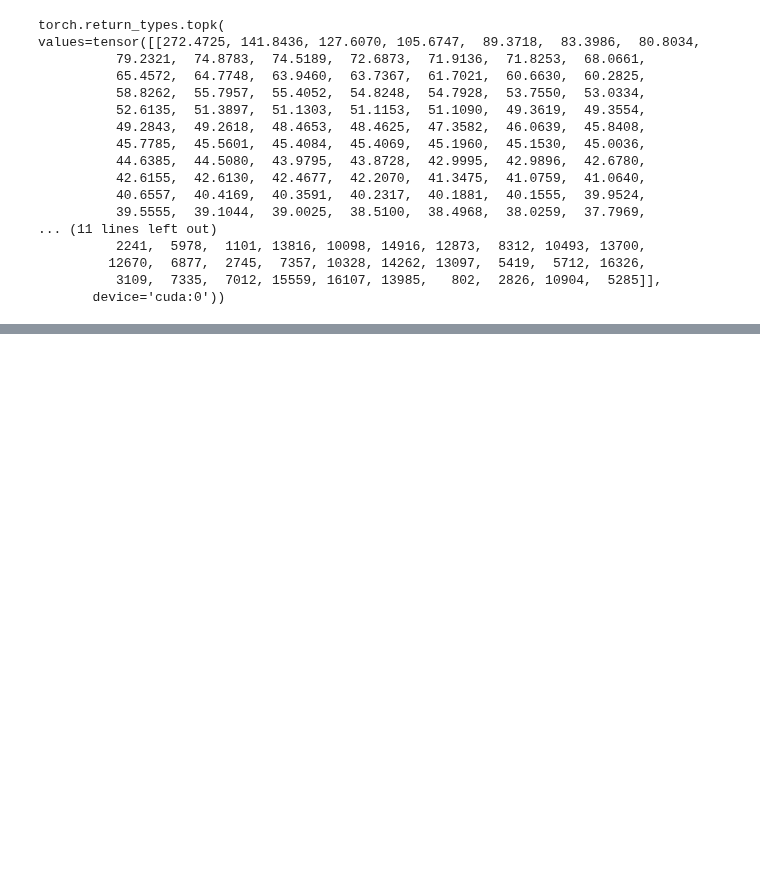
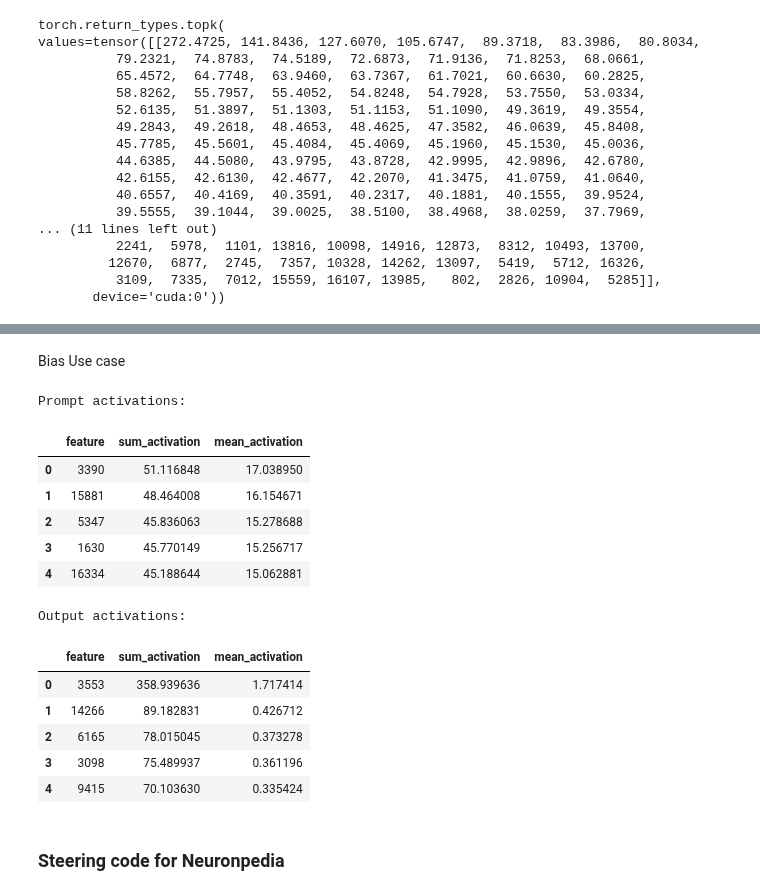
Before and after one commit to tatsath/Interpretability, a Jupyter notebook: ActivationDetectTwoPass.ipynb, the cells around one changed output, grey strips where cells are left out. Cells and saved outputs as stored; diff of their text form; code cells hidden in the pictures; blank space fills up the shorter version.

```diff
--- a/ActivationDetectTwoPass.ipynb
+++ b/ActivationDetectTwoPass.ipynb
@@ -448,0 +448,31 @@ Output activations:
+# %% [markdown]
+Bias Use case
+# %%
+# Get the top 100 activations for both prompt and output
+
+prompt = "Bias related"
+prompt_df, output_df = get_top_activations(model, sae, prompt, top_n=5)
+
+# Display the DataFrames
+print("Prompt activations:")
+display(prompt_df)
+
+print("\nOutput activations:")
+display(output_df)
+# %% [output]
+Prompt activations:
+|  | feature | sum_activation | mean_activation |
+| 0 | 3390 | 51.116848 | 17.038950 |
+| 1 | 15881 | 48.464008 | 16.154671 |
+| 2 | 5347 | 45.836063 | 15.278688 |
+| 3 | 1630 | 45.770149 | 15.256717 |
+| 4 | 16334 | 45.188644 | 15.062881 |
+Output activations:
+|  | feature | sum_activation | mean_activation |
+| 0 | 3553 | 358.939636 | 1.717414 |
+| 1 | 14266 | 89.182831 | 0.426712 |
+| 2 | 6165 | 78.015045 | 0.373278 |
+| 3 | 3098 | 75.489937 | 0.361196 |
+| 4 | 9415 | 70.103630 | 0.335424 |
+# %% [markdown]
+### Steering code for Neuronpedia
```
Also changed, not shown: parts of 5 cells of this notebook.
